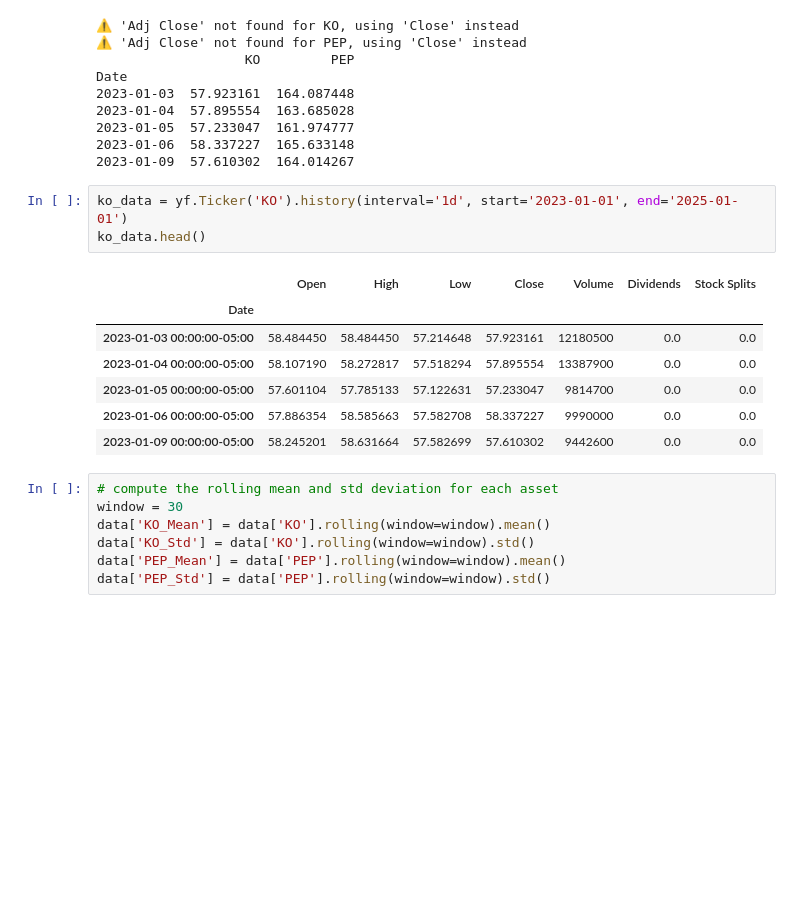
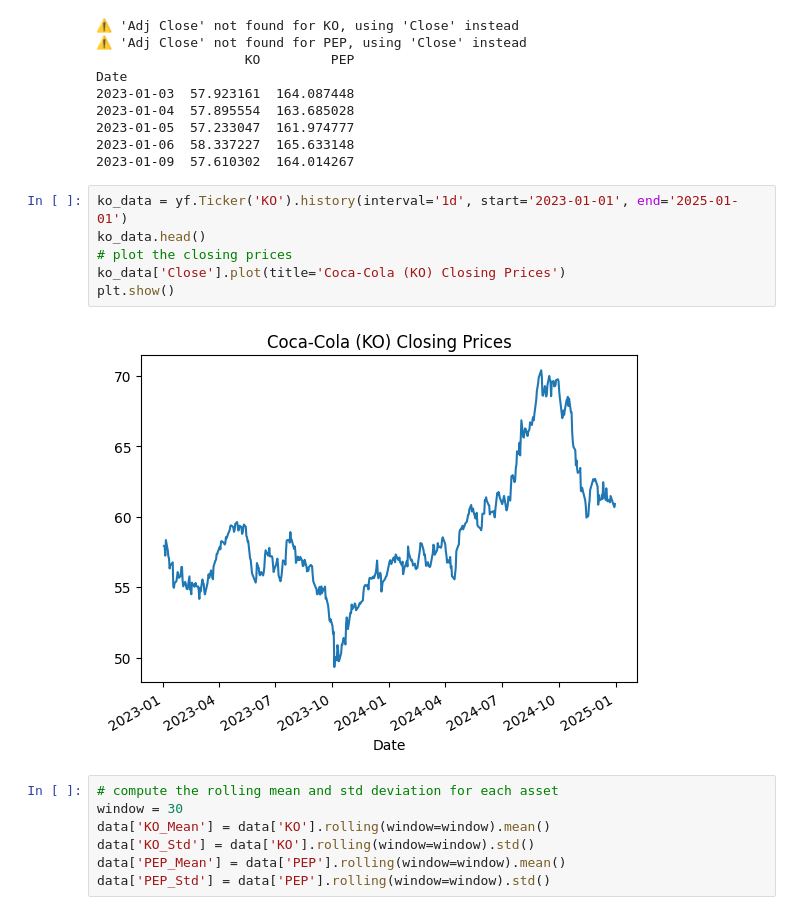
Before and after one commit to juanLude/backtesting_kangaroo, a Jupyter notebook: pairs_trading.ipynb, the cells around one changed output. Drawn from its saved outputs; the diff is of its cells as text; blank space fills up the shorter version.

```diff
--- a/pairs_trading.ipynb
+++ b/pairs_trading.ipynb
@@ -37,14 +38,11 @@ Date
 # %%
 ko_data = yf.Ticker('KO').history(interval='1d', start='2023-01-01', end='2025-01-01')
 ko_data.head()
+# plot the closing prices
+ko_data['Close'].plot(title='Coca-Cola (KO) Closing Prices')
+plt.show()
 # %% [output]
-|  | Open | High | Low | Close | Volume | Dividends | Stock Splits |
-| Date |  |  |  |  |  |  |  |
-| 2023-01-03 00:00:00-05:00 | 58.484450 | 58.484450 | 57.214648 | 57.923161 | 12180500 | 0.0 | 0.0 |
-| 2023-01-04 00:00:00-05:00 | 58.107190 | 58.272817 | 57.518294 | 57.895554 | 13387900 | 0.0 | 0.0 |
-| 2023-01-05 00:00:00-05:00 | 57.601104 | 57.785133 | 57.122631 | 57.233047 | 9814700 | 0.0 | 0.0 |
-| 2023-01-06 00:00:00-05:00 | 57.886354 | 58.585663 | 57.582708 | 58.337227 | 9990000 | 0.0 | 0.0 |
-| 2023-01-09 00:00:00-05:00 | 58.245201 | 58.631664 | 57.582699 | 57.610302 | 9442600 | 0.0 | 0.0 |
+[figure, added]
 # %%
 # compute the rolling mean and std deviation for each asset
 window = 30
```
Also changed, not shown: parts of 2 cells of this notebook, 2 other files.
